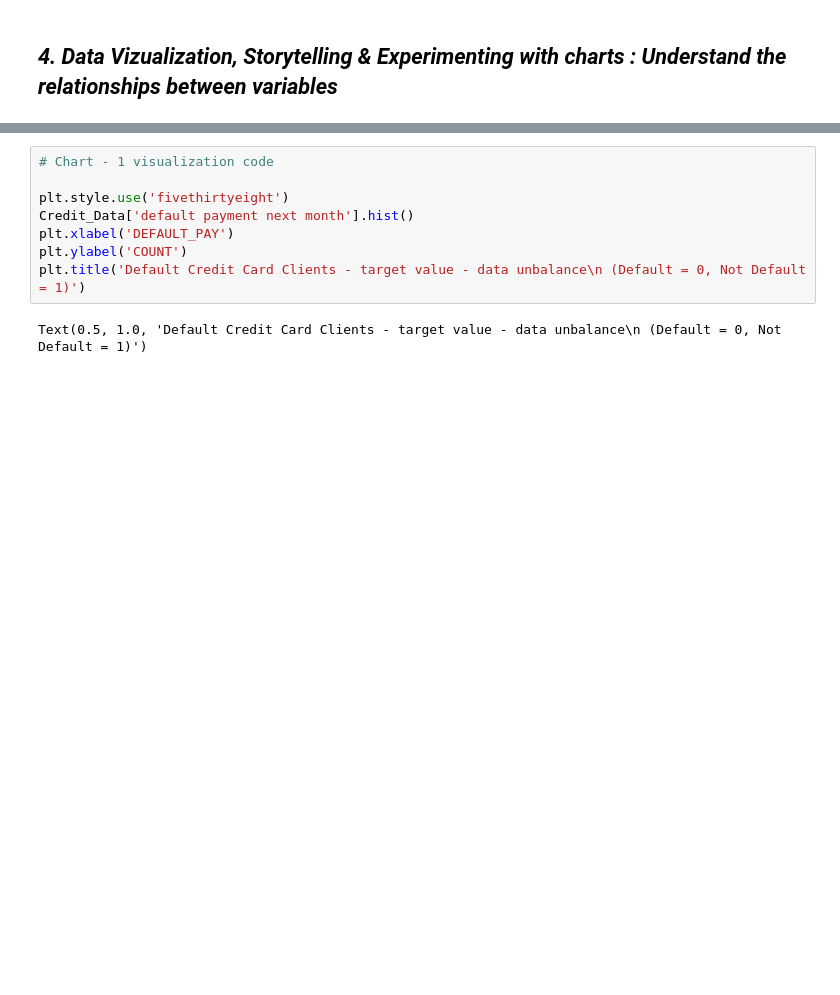
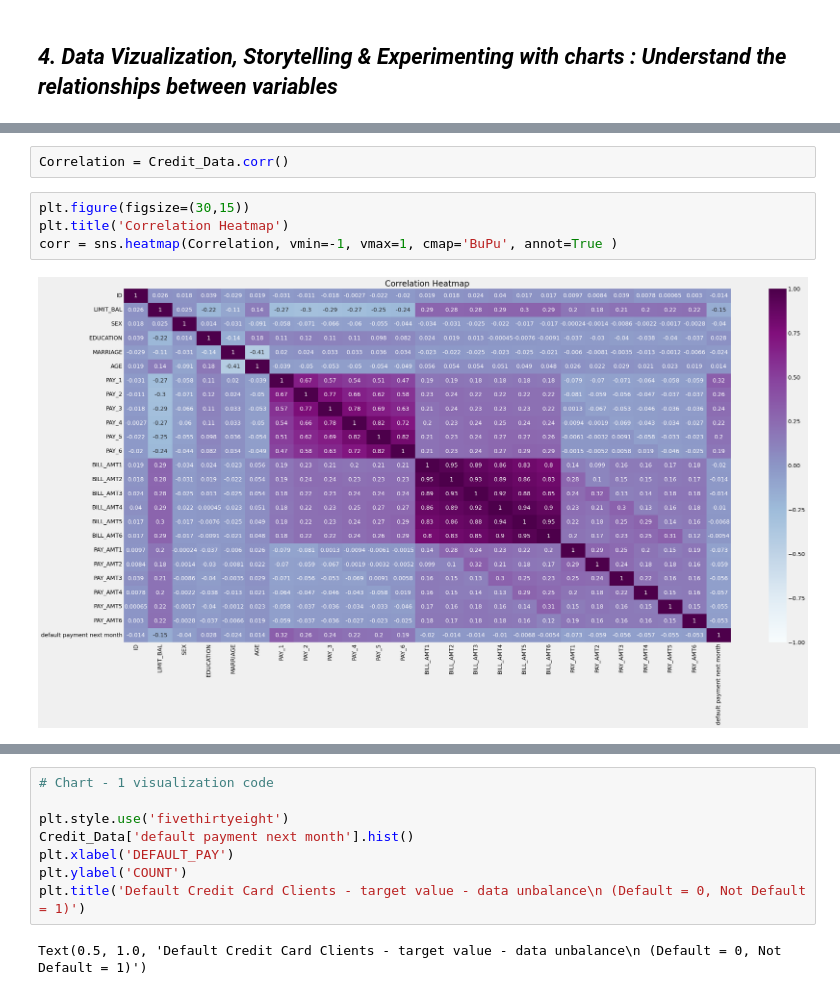
Before and after one commit to sourav03dutta/Credit-Card-Default-Prediction, a Jupyter notebook: Credit_Card_Default_Prediction.ipynb, the cells around one changed output, grey strips where cells are left out. Drawn from its saved outputs; the diff is of its cells as text; blank space fills up the shorter version.

```diff
--- a/Credit_Card_Default_Prediction.ipynb
+++ b/Credit_Card_Default_Prediction.ipynb
@@ -309,0 +349,8 @@ Answer Here.
+# %%
+Correlation = Credit_Data.corr()
+# %%
+plt.figure(figsize=(30,15))
+plt.title('Correlation Heatmap')
+corr = sns.heatmap(Correlation, vmin=-1, vmax=1, cmap='BuPu', annot=True )
+# %% [output]
+[figure, added]
```
Also changed, not shown: parts of 186 cells of this notebook.
